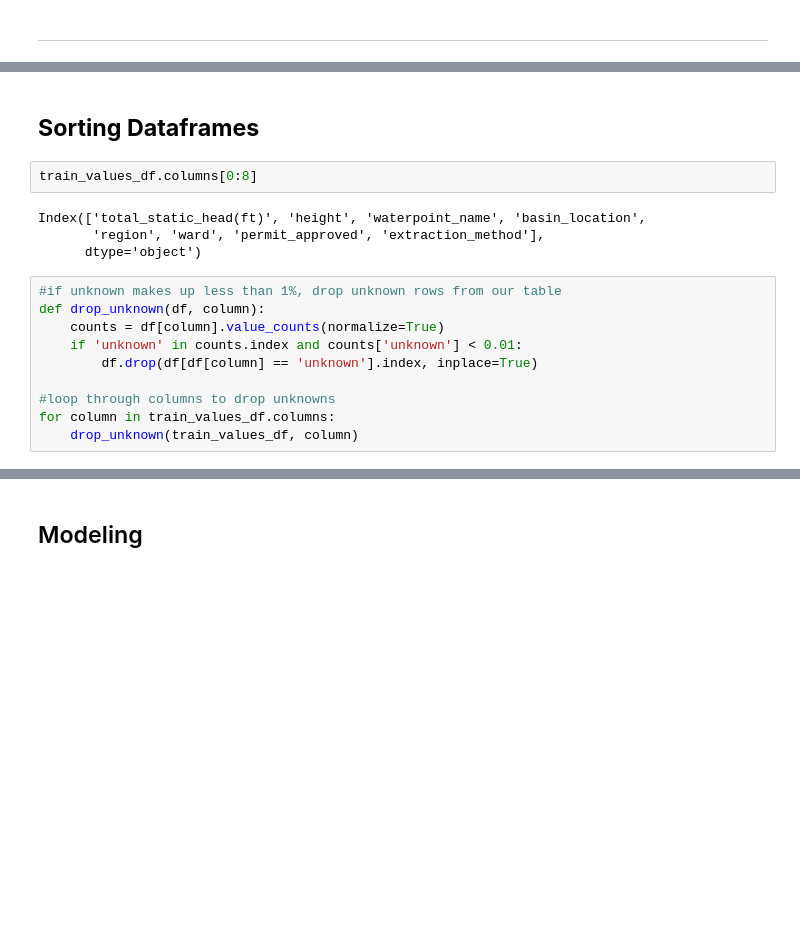
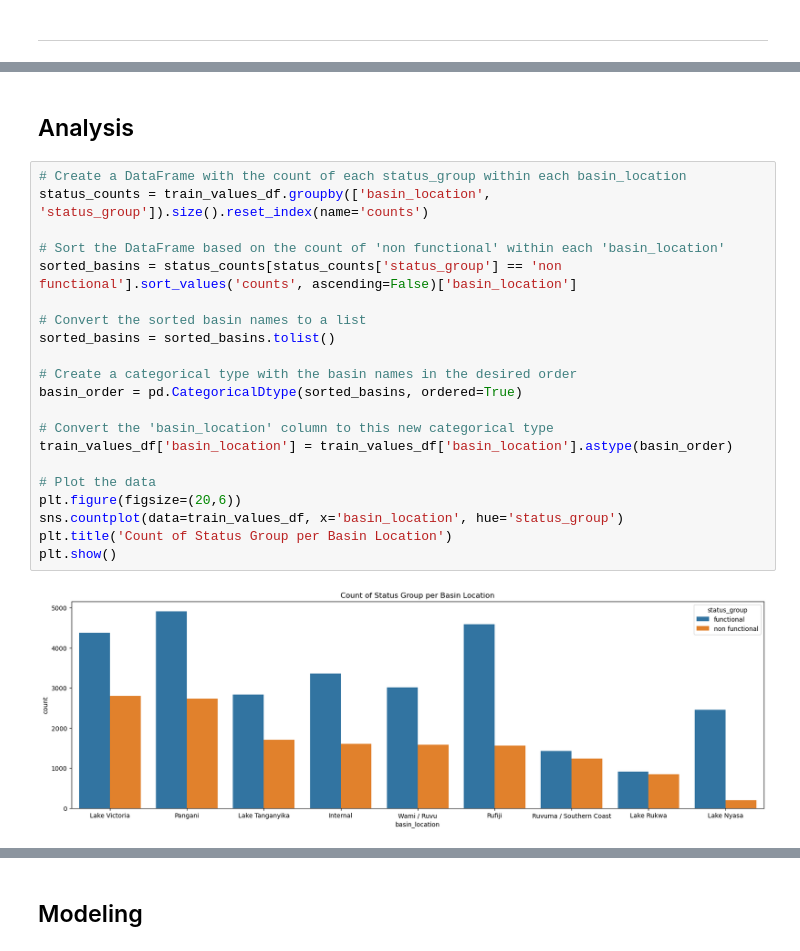
Before and after one commit to jtjohn172/Tanzanian-Water-Wells-Analysis, a Jupyter notebook: well_analysis_notebook (2).ipynb, the cells around one changed output, grey strips where cells are left out. Drawn from its saved outputs; the diff is of its cells as text; blank space fills up the shorter version.

```diff
--- a/well_analysis_notebook (2).ipynb
+++ b/well_analysis_notebook (2).ipynb
@@ -183,19 +198,26 @@ non functional    21741
 Name: status_group, dtype: int64
-# %% [markdown]
-## **Sorting Dataframes**
-# %%
-train_values_df.columns[0:8]
-# %% [output]
-Index(['total_static_head(ft)', 'height', 'waterpoint_name', 'basin_location',
-       'region', 'ward', 'permit_approved', 'extraction_method'],
-      dtype='object')
-# %%
-#if unknown makes up less than 1%, drop unknown rows from our table
-def drop_unknown(df, column):
-    counts = df[column].value_counts(normalize=True)
-    if 'unknown' in counts.index and counts['unknown'] < 0.01:
-        df.drop(df[df[column] == 'unknown'].index, inplace=True)
-
-#loop through columns to drop unknowns
-for column in train_values_df.columns:
-    drop_unknown(train_values_df, column)
+# %% [markdown]
+## Analysis
+# %%
+# Create a DataFrame with the count of each status_group within each basin_location
+status_counts = train_values_df.groupby(['basin_location', 'status_group']).size().reset_index(name='counts')
+
+# Sort the DataFrame based on the count of 'non functional' within each 'basin_location'
+sorted_basins = status_counts[status_counts['status_group'] == 'non functional'].sort_values('counts', ascending=False)['basin_location']
+
+# Convert the sorted basin names to a list
+sorted_basins = sorted_basins.tolist()
+
+# Create a categorical type with the basin names in the desired order
+basin_order = pd.CategoricalDtype(sorted_basins, ordered=True)
+
+# Convert the 'basin_location' column to this new categorical type
+train_values_df['basin_location'] = train_values_df['basin_location'].astype(basin_order)
+
+# Plot the data
+plt.figure(figsize=(20,6))
+sns.countplot(data=train_values_df, x='basin_location', hue='status_group')
+plt.title('Count of Status Group per Basin Location')
+plt.show()
+# %% [output]
+[figure, added]
```
Also changed, not shown: parts of 25 cells of this notebook.
